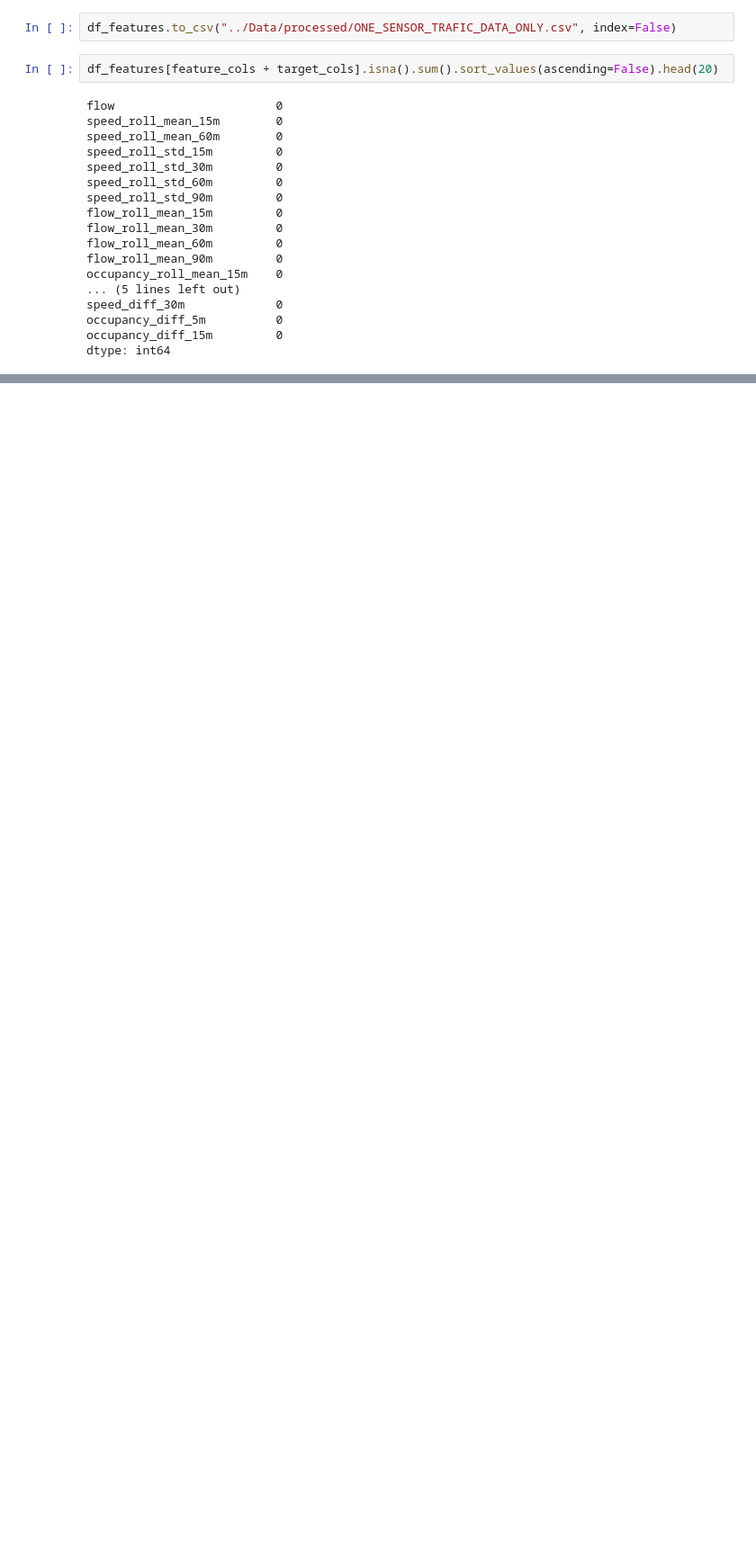
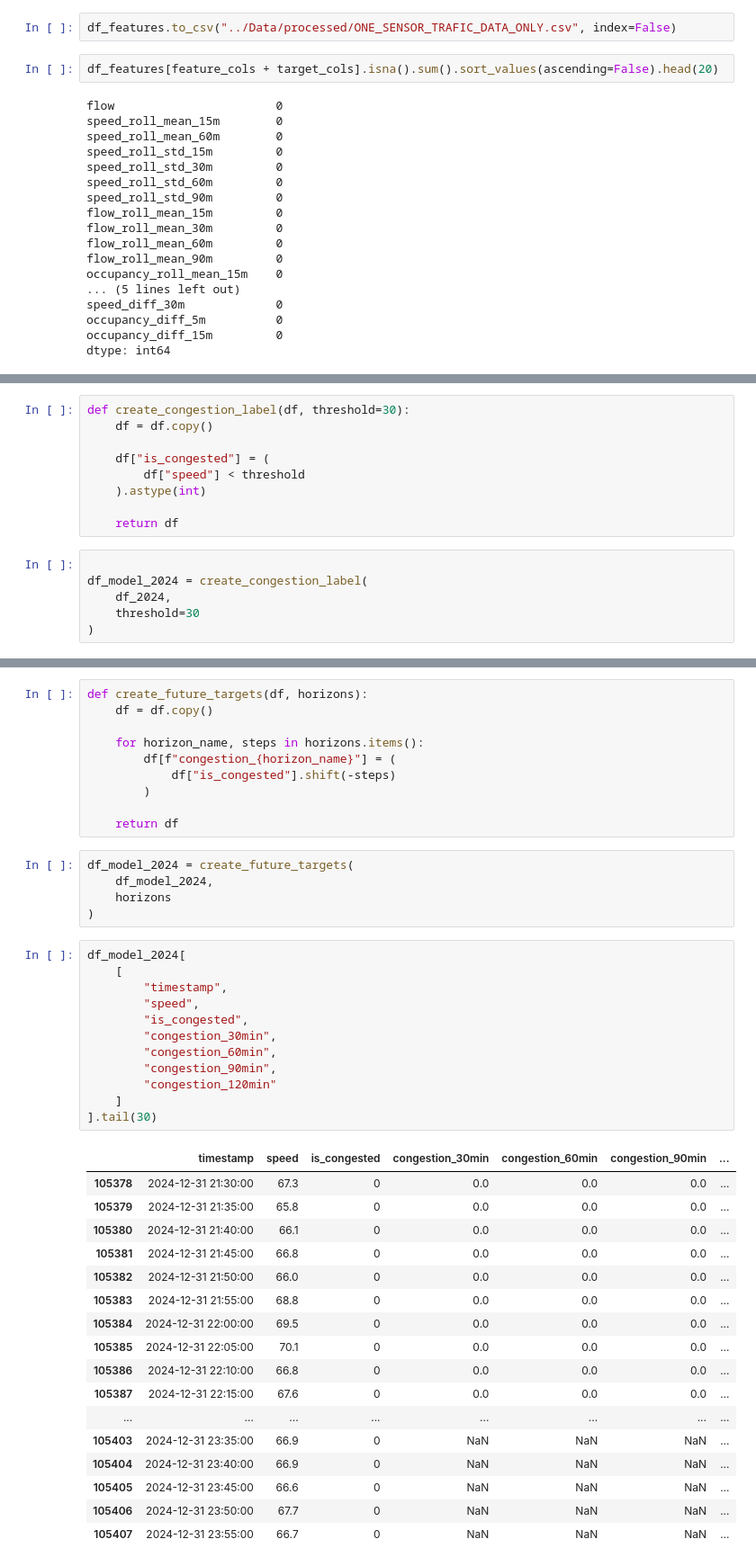
Before and after one commit to manolisfcb/END-TO-END-MLPROJECT, a Jupyter notebook: traffic-prediction-forecasting/analysis/EDA.ipynb, the cells around one changed output, grey strips where cells are left out. Shown at 90% size. Cells and saved outputs as stored; diff of their text form; blank space fills up the shorter version.

```diff
--- a/traffic-prediction-forecasting/analysis/EDA.ipynb
+++ b/traffic-prediction-forecasting/analysis/EDA.ipynb
@@ -937,0 +1116,15 @@ dtype: int64
+# %%
+def create_congestion_label(df, threshold=30):
+    df = df.copy()
+
+    df["is_congested"] = (
+        df["speed"] < threshold
+    ).astype(int)
+
+    return df
+# %%
+
+df_model_2024 = create_congestion_label(
+    df_2024,
+    threshold=30
+)
@@ -937,0 +1138,45 @@ dtype: int64
+# %%
+def create_future_targets(df, horizons):
+    df = df.copy()
+
+    for horizon_name, steps in horizons.items():
+        df[f"congestion_{horizon_name}"] = (
+            df["is_congested"].shift(-steps)
+        )
+
+    return df
+# %%
+df_model_2024 = create_future_targets(
+    df_model_2024,
+    horizons
+)
+# %%
+df_model_2024[
+    [
+        "timestamp",
+        "speed",
+        "is_congested",
+        "congestion_30min",
+        "congestion_60min",
+        "congestion_90min",
+        "congestion_120min"
+    ]
+].tail(30)
+# %% [output]
+|  | timestamp | speed | is_congested | congestion_30min | congestion_60min | congestion_90min | ... |
+| 105378 | 2024-12-31 21:30:00 | 67.3 | 0 | 0.0 | 0.0 | 0.0 | ... |
+| 105379 | 2024-12-31 21:35:00 | 65.8 | 0 | 0.0 | 0.0 | 0.0 | ... |
+| 105380 | 2024-12-31 21:40:00 | 66.1 | 0 | 0.0 | 0.0 | 0.0 | ... |
+| 105381 | 2024-12-31 21:45:00 | 66.8 | 0 | 0.0 | 0.0 | 0.0 | ... |
+| 105382 | 2024-12-31 21:50:00 | 66.0 | 0 | 0.0 | 0.0 | 0.0 | ... |
+| 105383 | 2024-12-31 21:55:00 | 68.8 | 0 | 0.0 | 0.0 | 0.0 | ... |
+| 105384 | 2024-12-31 22:00:00 | 69.5 | 0 | 0.0 | 0.0 | 0.0 | ... |
+| 105385 | 2024-12-31 22:05:00 | 70.1 | 0 | 0.0 | 0.0 | 0.0 | ... |
+| 105386 | 2024-12-31 22:10:00 | 66.8 | 0 | 0.0 | 0.0 | 0.0 | ... |
+| 105387 | 2024-12-31 22:15:00 | 67.6 | 0 | 0.0 | 0.0 | 0.0 | ... |
+| ... | ... | ... | ... | ... | ... | ... | ... |
+| 105403 | 2024-12-31 23:35:00 | 66.9 | 0 | NaN | NaN | NaN | ... |
+| 105404 | 2024-12-31 23:40:00 | 66.9 | 0 | NaN | NaN | NaN | ... |
+| 105405 | 2024-12-31 23:45:00 | 66.6 | 0 | NaN | NaN | NaN | ... |
+| 105406 | 2024-12-31 23:50:00 | 67.7 | 0 | NaN | NaN | NaN | ... |
+| 105407 | 2024-12-31 23:55:00 | 66.7 | 0 | NaN | NaN | NaN | ... |
```
Also changed, not shown: parts of 28 cells of this notebook, 5 other files.
